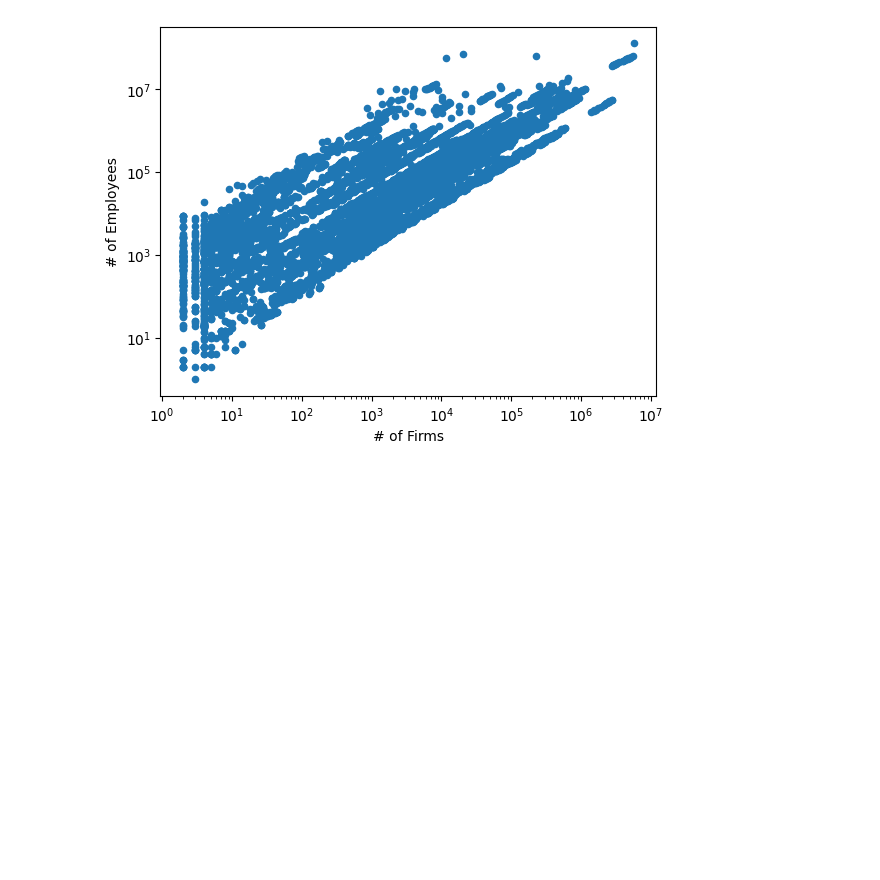
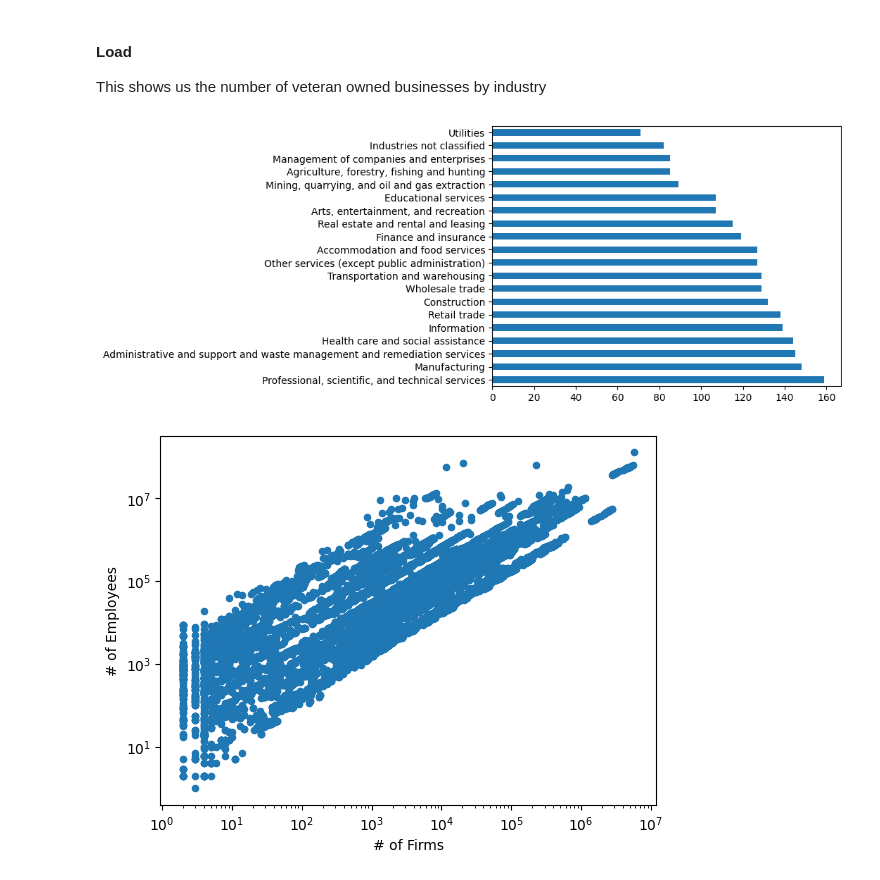
Before and after one commit to snowwly/Assessment_CensusAPIData_Panadas, a Jupyter notebook: Matt/Assessment_9-2.ipynb, the cells around one changed output. Saved outputs shown, nothing was run; the diff lists cells and outputs as text; code cells hidden in the pictures; blank space fills up the shorter version.

```diff
--- a/Matt/Assessment_9-2.ipynb
+++ b/Matt/Assessment_9-2.ipynb
@@ -57,3 +64,14 @@ test['RCPPDEMP'] = test['RCPPDEMP'].map(lambda x: int(x))
+# %% [markdown]
+#### Load
+
+This shows us the number of veteran owned businesses by industry
+# %%
+Veterans['NAICS2017_LABEL'].value_counts().plot.barh()
+plt.show()
+Veterans.groupby('NAICS2017_LABEL')
+plt.show()
+# %% [output]
+[figure, added]
 # %%
 test.plot(x = 'FIRMPDEMP', y='EMP', kind='scatter', logx=True, logy=True, ylabel= '# of Employees', xlabel= '# of Firms')
 plt.show()
```
Also changed, not shown: parts of 9 cells of this notebook.
